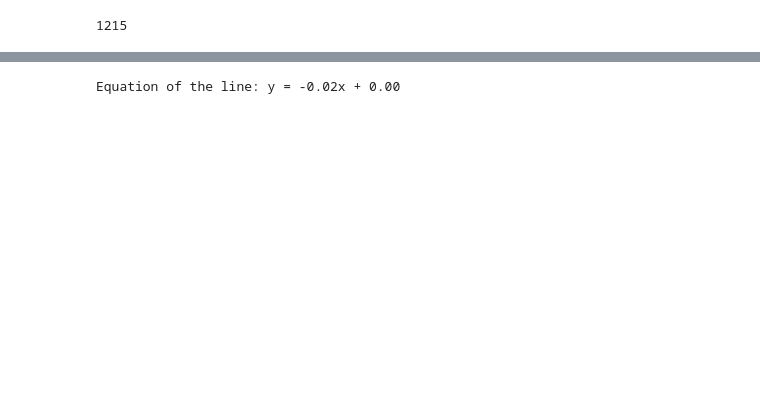
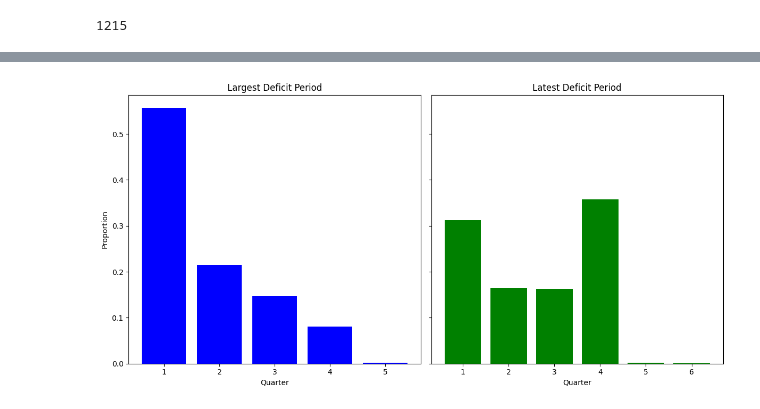
Before and after one commit to cwpace97/sports_analysis, a Jupyter notebook: nba_viz.ipynb, the cells around one changed output, grey strips where cells are left out. Cells and saved outputs as stored; diff of their text form; code cells hidden in the pictures; blank space fills up the shorter version.

```diff
--- a/nba_viz.ipynb
+++ b/nba_viz.ipynb
@@ -87,19 +101,39 @@ Text(0, 0.5, 'Count')
-# %%
-# Fit quantile regression at 95% quantile with NO intercept
-quantile = 0.005
-model = sm.QuantReg(df['deficit'], df[['seconds_remaining']]).fit(q=quantile)  # No intercept term
-
-# Get slope (forcing intercept to 0)
-slope = model.params['seconds_remaining']
-intercept = 0  # Manually setting intercept to zero
-
-print(f"Equation of the line: y = {slope:.2f}x + {intercept:.2f}")
-
-#TOOD: build a version of this quantile regression that follows the format of
-# x = (y-5)^2
-# x = a(y-b)^2 where 'a' and 'b' are constants, need to find these values
-# %% [output]
-Equation of the line: y = -0.02x + 0.00
+# %%
+# Group data for largest_deficit_period
+largest_quarters = df.groupby('largest_deficit_period').size()
+largest_quarter_pct = largest_quarters / len(df)
+
+# Group data for latest_deficit_period
+latest_quarters = df.groupby('latest_deficit_period').size()
+latest_quarter_pct = latest_quarters / len(df)
+
+# Create subplots for side-by-side bar charts
+fig, axes = plt.subplots(1, 2, figsize=(12, 6), sharey=True)
+
+# Bar chart for largest_deficit_period
+axes[0].bar(
+    height=largest_quarter_pct,
+    x=np.arange(1, len(largest_quarters)+1),
+    color='blue'
+)
+axes[0].set_title("Largest Deficit Period")
+axes[0].set_xlabel("Quarter")
+axes[0].set_ylabel("Proportion")
+
+# Bar chart for latest_deficit_period
+axes[1].bar(
+    height=latest_quarter_pct,
+    x=np.arange(1, len(latest_quarters)+1),
+    color='green'
+)
+axes[1].set_title("Latest Deficit Period")
+axes[1].set_xlabel("Quarter")
+
+# Adjust layout
+plt.tight_layout()
+plt.show()
+# %% [output]
+[figure, added]
 # %%
 # Create a scatter plot using Seaborn
 plt.figure(figsize=(12, 6))
```
Also changed, not shown: parts of 13 cells of this notebook, 16 other files.
